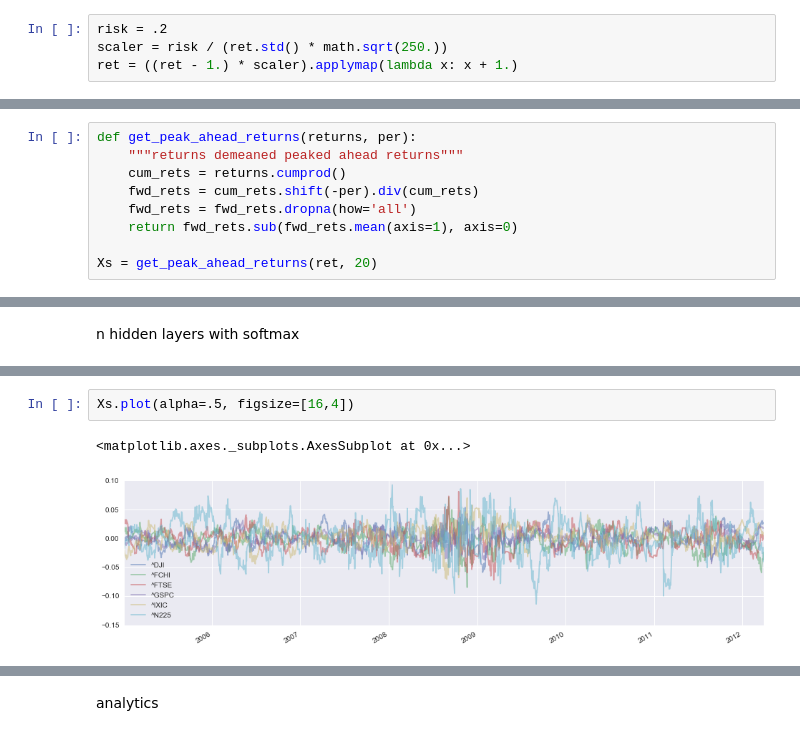
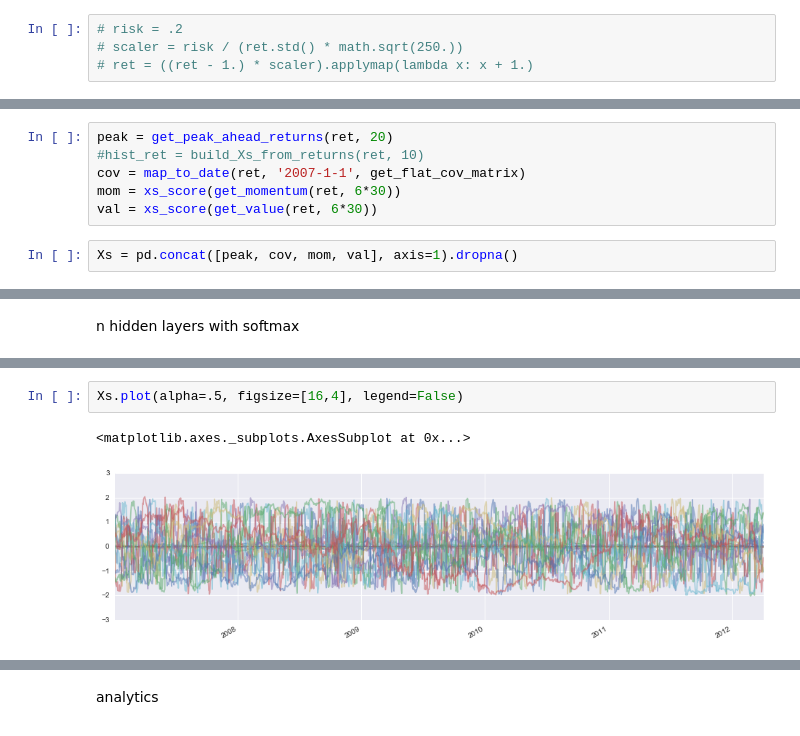
Before and after one commit to rhouck/nn_port, a Jupyter notebook: train model.ipynb, the cells around one changed output, grey strips where cells are left out. Drawn from its saved outputs; the diff is of its cells as text.

```diff
--- a/train model.ipynb
+++ b/train model.ipynb
@@ -30,7 +41,7 @@ ret = pd.read_csv('tests/test_data/returns.csv', parse_dates=['Date'], index_col
 # %%
-risk = .2
-scaler = risk / (ret.std() * math.sqrt(250.))
-ret = ((ret - 1.) * scaler).applymap(lambda x: x + 1.)
+# risk = .2
+# scaler = risk / (ret.std() * math.sqrt(250.))
+# ret = ((ret - 1.) * scaler).applymap(lambda x: x + 1.)
 # %%
 ret.cumprod().plot(figsize=[16,4])
 # %% [output]
@@ -52,9 +60,0 @@ ys = pd.DataFrame(opt_weights.values, index=opt_weights.index, columns=opt_weigh
-# %%
-def get_peak_ahead_returns(returns, per):
-    """returns demeaned peaked ahead returns"""
-    cum_rets = returns.cumprod()
-    fwd_rets = cum_rets.shift(-per).div(cum_rets)
-    fwd_rets = fwd_rets.dropna(how='all')
-    return fwd_rets.sub(fwd_rets.mean(axis=1), axis=0)
-
-Xs = get_peak_ahead_returns(ret, 20)
@@ -88,3 +61,11 @@ DatetimeIndex(['2005-01-05', '2005-01-06', '2005-01-07', '2005-01-12',
+# %%
+peak = get_peak_ahead_returns(ret, 20)
+#hist_ret = build_Xs_from_returns(ret, 10)
+cov = map_to_date(ret, '2007-1-1', get_flat_cov_matrix)
+mom = xs_score(get_momentum(ret, 6*30))
+val = xs_score(get_value(ret, 6*30))
+# %%
+Xs = pd.concat([peak, cov, mom, val], axis=1).dropna()
 # %%
 Xs.equals(ys)
 # %% [output]
@@ -137,5 +124,5 @@ ys.plot(figsize=[16,4], ylim=[0,1], alpha=.5)
 # %%
-Xs.plot(alpha=.5, figsize=[16,4])
+Xs.plot(alpha=.5, figsize=[16,4], legend=False)
 # %% [output]
 <matplotlib.axes._subplots.AxesSubplot at 0x...>
-[figure, old version]
+[figure, new version]
```
Also changed, not shown: parts of 15 cells of this notebook, 2 other files.
